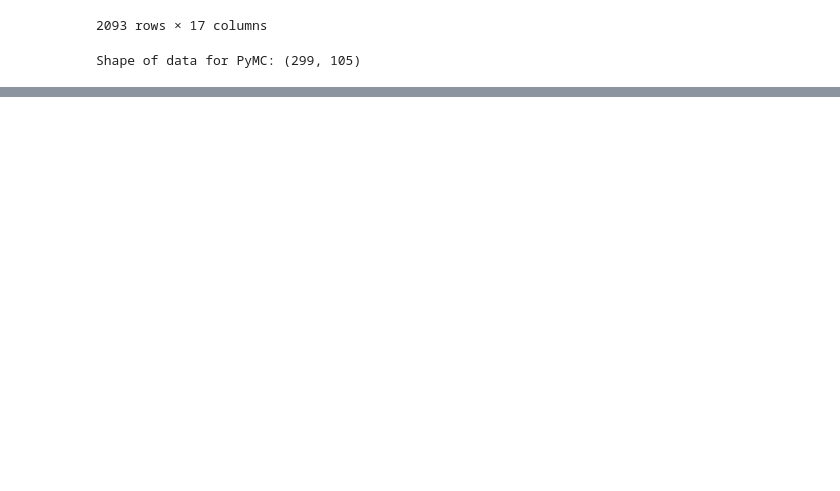
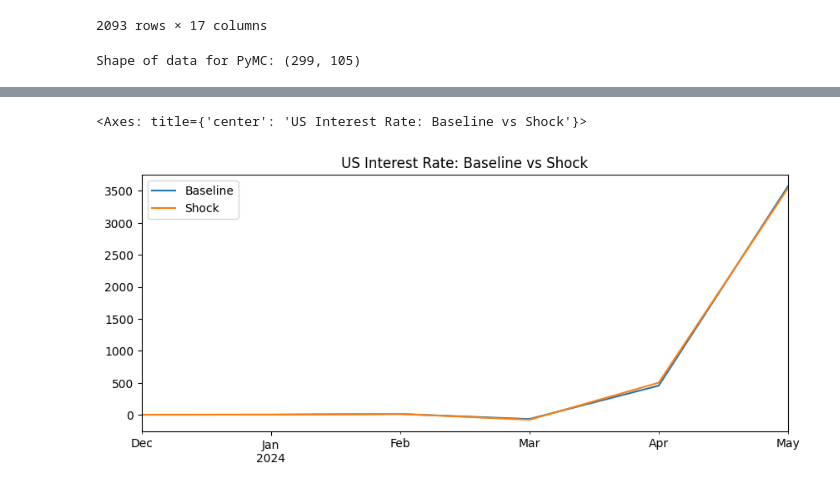
Before and after one commit to Luwate/macroeconomics-project, a Jupyter notebook: model.ipynb, the cells around one changed output, grey strips where cells are left out. Saved outputs shown, nothing was run; the diff lists cells and outputs as text; code cells hidden in the pictures; blank space fills up the shorter version.

```diff
--- a/model.ipynb
+++ b/model.ipynb
@@ -133,0 +142,19 @@ KeyError: 'Y_pred'
+# %%
+def run_forecast_with_shocks(Y, beta, n_forecast, p, df_wide_columns, shock_schedule=None):
+    forecast_results = []
+    last_obs = Y[-p:].copy()
+
+    for step in range(n_forecast):
+        lag_vector = last_obs[::-1].flatten()
+
+        # 🧨 Apply user-defined shocks
+        if shock_schedule and step in shock_schedule:
+            for (var, country), delta in shock_schedule[step].items():
+                idx = df_wide_columns.get_loc((var, country))
+                lag_vector[idx] += delta
+
+        forecast = lag_vector @ beta.T
+        forecast_results.append(forecast)
+        last_obs = np.vstack([last_obs[1:], forecast])
+
+    return np.vstack(forecast_results)
@@ -133,0 +245,16 @@ KeyError: 'Y_pred'
+# %%
+baseline = run_forecast_with_shocks(Y, beta_mean, 6, p, df_wide.columns)
+shock = run_forecast_with_shocks(Y, beta_mean, 6, p, df_wide.columns, shock_schedule)
+
+baseline_df = pd.DataFrame(baseline, index=forecast_dates, columns=df_wide.columns)
+shock_df = pd.DataFrame(shock, index=forecast_dates, columns=df_wide.columns)
+
+(
+    baseline_df[("interest_rate", "United States")].rename("Baseline")
+    .to_frame()
+    .join(shock_df[("interest_rate", "United States")].rename("Shock"))
+    .plot(title="US Interest Rate: Baseline vs Shock", figsize=(10, 4))
+)
+# %% [output]
+<Axes: title={'center': 'US Interest Rate: Baseline vs Shock'}>
+[figure, added]
```
Also changed, not shown: parts of 23 cells of this notebook.
